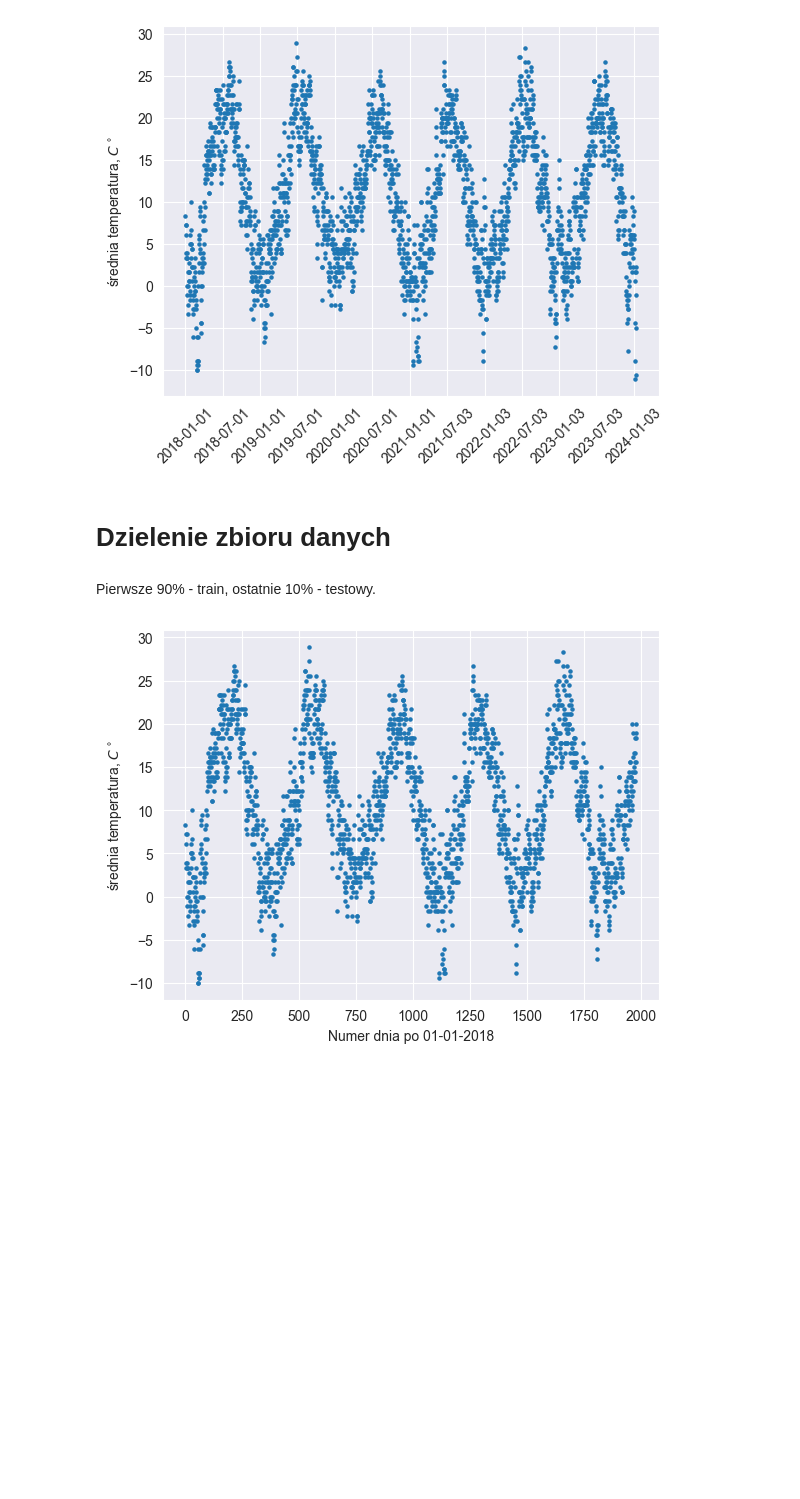
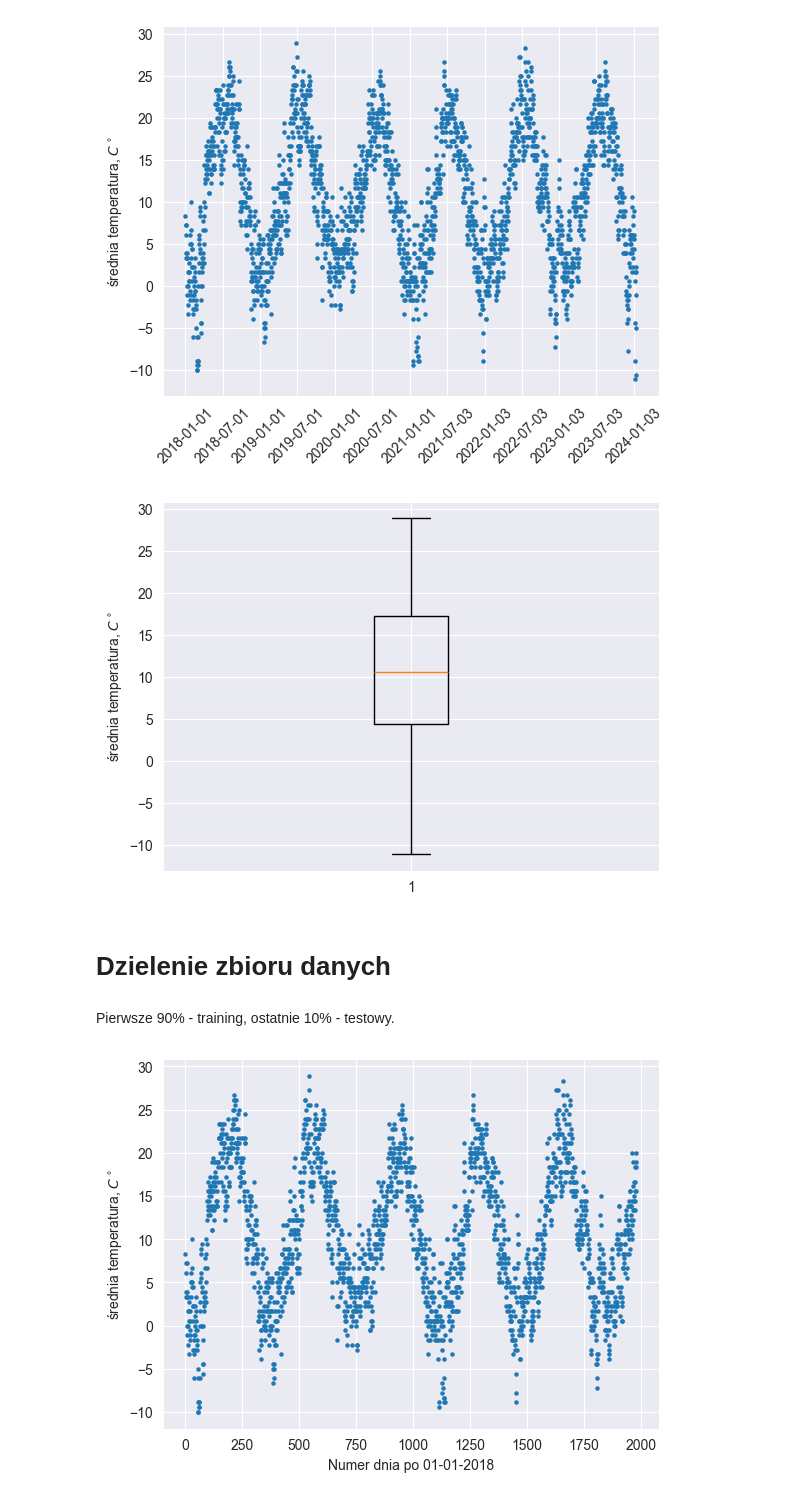
Before and after one commit to mlubneuskaya/weather, a Jupyter notebook: weather.ipynb, the cells around one changed output. Cells and saved outputs as stored; diff of their text form; code cells hidden in the pictures; blank space fills up the shorter version.

```diff
--- a/weather.ipynb
+++ b/weather.ipynb
@@ -27,10 +29,16 @@ ax.scatter(weather_data.DATE, weather_data.TAVG, s=5)
 plt.savefig('pictures\\wykres_danych.pdf')
 # %% [output]
 [figure]
+# %%
+plt.ylabel('średnia temperatura, $C^\circ$')
+plt.boxplot(weather_data.TAVG)
+plt.savefig('pictures\\boxplot_dane.pdf')
+# %% [output]
+[figure, added]
 # %% [markdown]
 # Dzielenie zbioru danych
 # %% [markdown]
-Pierwsze 90% - train, ostatnie 10% - testowy.
+Pierwsze 90% - training, ostatnie 10% - testowy.
 # %%
 train_data = weather_data[:int(0.9*len(weather_data))]
 test_data = weather_data[int(0.9*len(weather_data)):]
```
Also changed, not shown: parts of 50 cells of this notebook, 13 other files.
